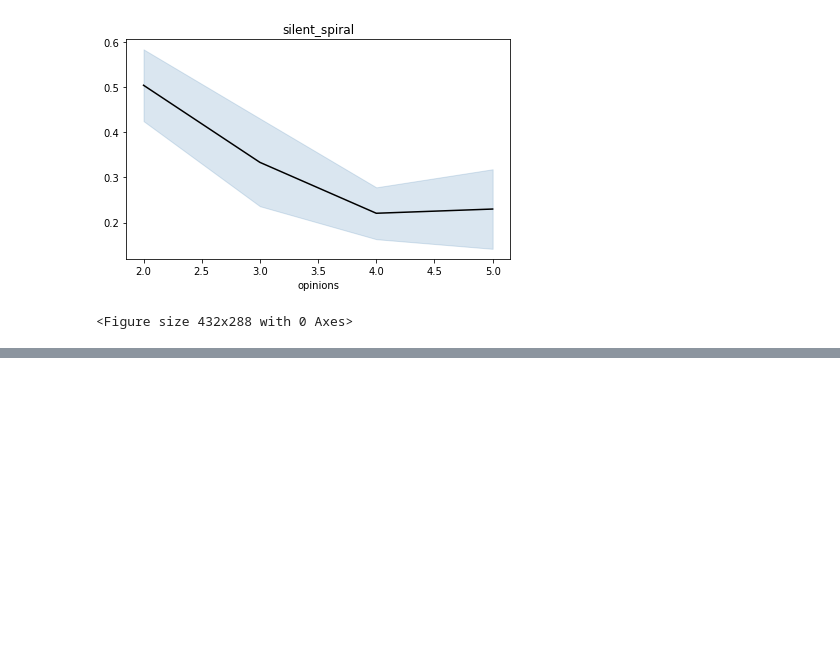
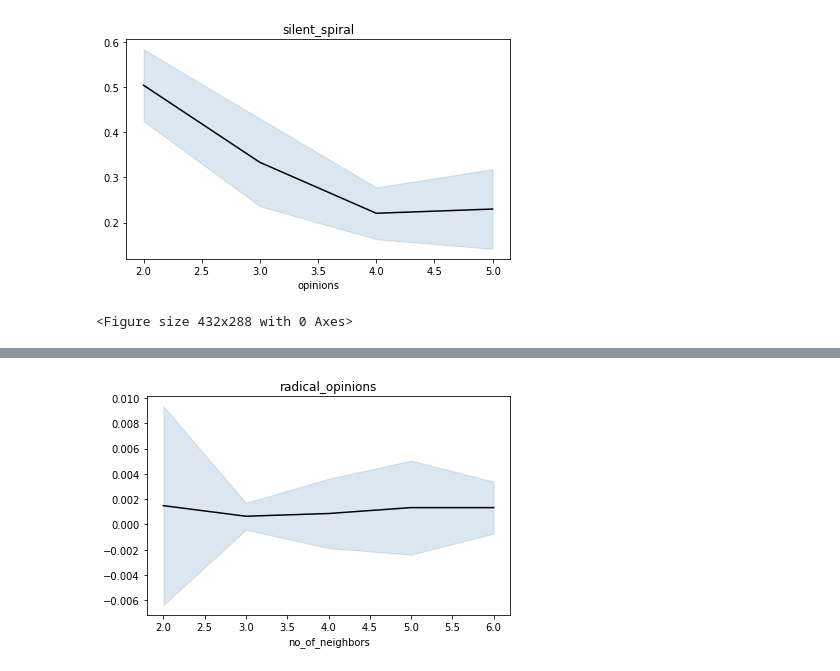
Before and after one commit to DirkZomerdijk/RPE-ABM, a Jupyter notebook: Code/Sensitivity analysis.ipynb, the cells around one changed output, grey strips where cells are left out. Drawn from its saved outputs; the diff is of its cells as text; code cells hidden in the pictures; blank space fills up the shorter version.

Commit message:
OFAT

```diff
--- a/Code/Sensitivity analysis.ipynb
+++ b/Code/Sensitivity analysis.ipynb
@@ -540,36 +555,72 @@ data.to_pickle('./Data/OFAT_ALL.pkl')
+# %%
+import json
+# print(data)
+for i in data.keys():
+#     data[i]
+    data[i].to_pickle('./Data/OFAT_'+i+'.pkl')
+
+# pd_data = pd.DataFrame.from_dict(data)
+
+# df = json.dumps(data)
+
+
+
+# batch.run_all()
+# data = batch.get_model_vars_dataframe()
+# data.to_pickle('./Data/OFAT_ALL.pkl')
+# print(type(data['no_of_neighbors']))
+# for name in problem['names']:
+#     with open('./Data/OFAT_Final_'+name+'.json', 'w') as fp:
+#         json.dump(data[name], fp)
 # %%
 import matplotlib.pyplot as plt
 
 reporters = model_reporters.keys()
-params = variable_params.keys()
+params = problem['names']
 
-data = pd.read_pickle('./Data/OFAT_ALL.pkl')
 
 for param in params:
-    x = list(set(data[param])).sort()
+    subdat = pd.read_pickle('./Data/OFAT_'+param+'.pkl')
+#     print(param)
+#     print(subdat)
+    x = subdat[param]
 
+#     means = x.groupby([param]).mean()
+#     stds = x.groupby([param]).std()
+    all_x = x.unique()
+#     print(all_x)
     for reporter in reporters:
-        reporter_data = data[reporter]
-        y = []
-        stds = []
-        y_min = []
-        y_max = []
-        for i in x:
-            subdat = data.loc[data[param] == i]
-            mean = np.mean(subdat[reporter])
-            std = np.std(subdat[reporter])
+        if reporter == 'echo_chamber':
+            break
+        else:
+            y = []
+            stds = []
+            y_min = []
+            y_max = []
+            for i in all_x:
+#                 print(subdat)
+                reporter_data = subdat[reporter].loc[subdat[param] == i]
+#                 print(reporter_data)
+    #         print(reporter_data)
 
-            y.append(mean)
-            stds.append()
-            y_min.append(mean - std)
-            y_max.append(mean + std)
+    #         for i in x:
+                mean = np.mean(reporter_data)
+                std = np.std(reporter_data)
+#                 print(mean,std)
 
-        plt.plot(x, y, c='k')
-        plt.fill_between(x, y_min, y_max, color = 'steelblue', alpha=.2)
+                y.append(mean)
+                stds.append(std)
+                y_min.append(mean - std)
+                y_max.append(mean + std)
+#             print(subdat[param])
+            plt.plot(all_x, y, c='k')
+            plt.fill_between(all_x, y_min, y_max, color = 'steelblue', alpha=.2)
 
-    #     plt.errorbar(x, y,std)
-        plt.title(reporter)
-        plt.xlabel(param)
-        plt.tight_layout()
-        plt.show()
-        plt.savefig('./img/OFAT_'+param +'_'+i+'.png')
+    #     #     plt.errorbar(x, y,std)
+            plt.title(reporter)
+            plt.xlabel(param)
+            plt.tight_layout()
+            plt.savefig('./img/OFAT_'+param +'_'+reporter+'.png')
+            plt.show()
+# %% [output]
+[figure, added]
```
Also changed, not shown: parts of 6 cells of this notebook, 46 other files.
